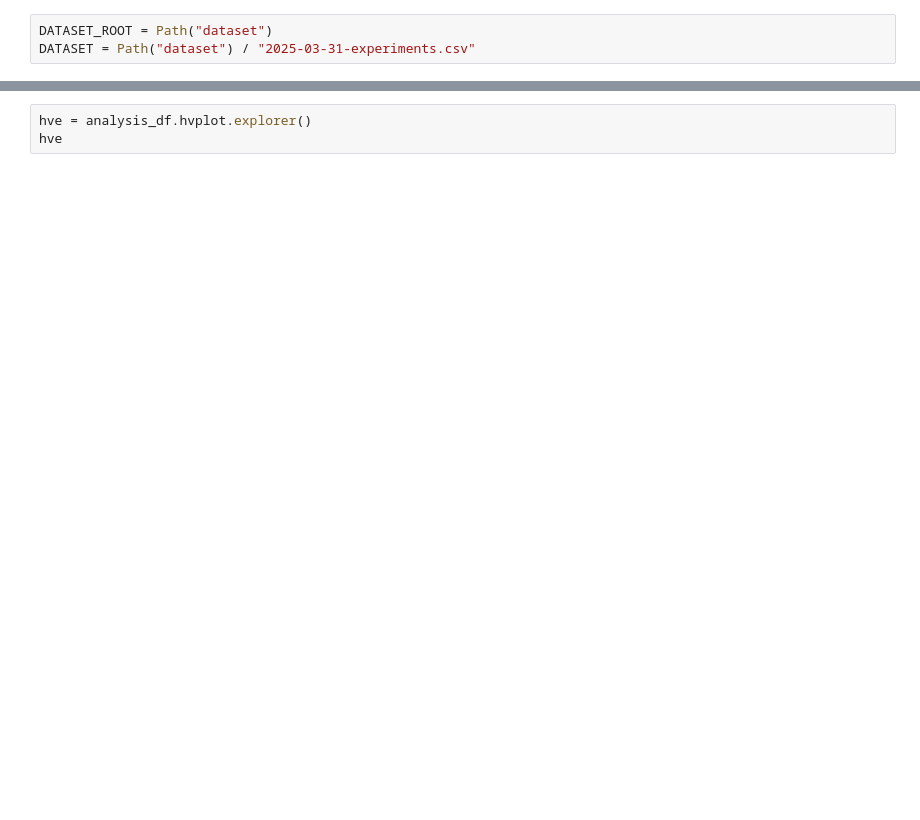
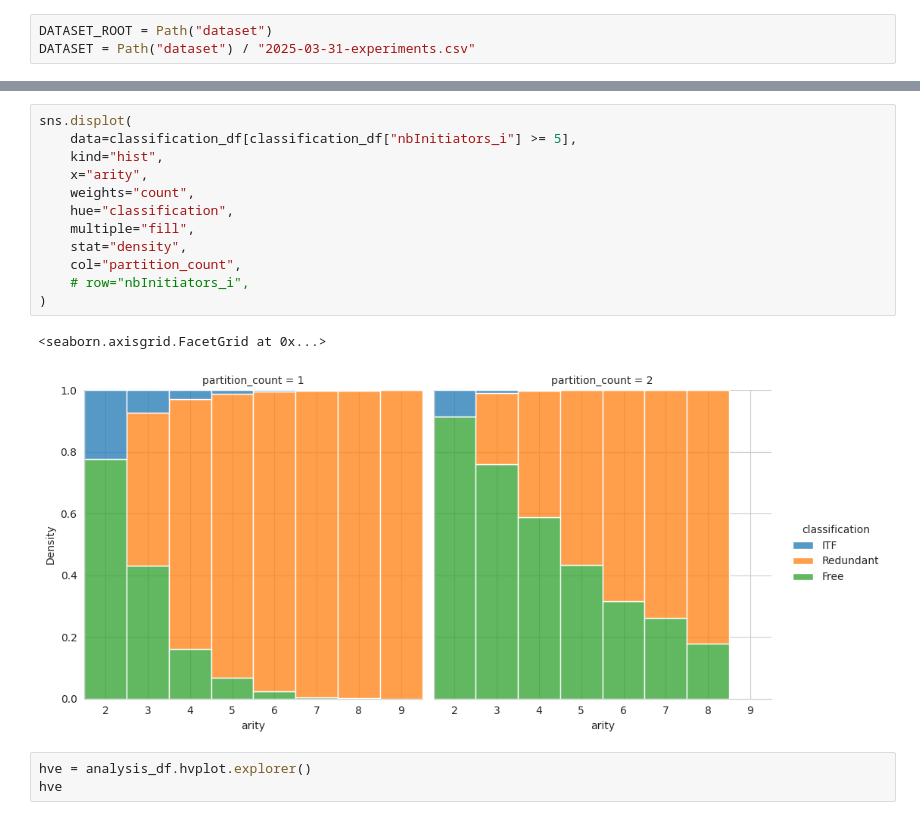
Before and after one commit to onera/pml-analyzer, a Jupyter notebook: plot_processed_dataplot.ipynb, the cells around one changed output, grey strips where cells are left out. Saved outputs shown, nothing was run; the diff lists cells and outputs as text; blank space fills up the shorter version.

```diff
--- a/plot_processed_dataplot.ipynb
+++ b/plot_processed_dataplot.ipynb
@@ -96,3 +145,18 @@ analysis_df.hvplot(
+# %%
+sns.displot(
+    data=classification_df[classification_df["nbInitiators_i"] >= 5],
+    kind="hist",
+    x="arity",
+    weights="count",
+    hue="classification",
+    multiple="fill",
+    stat="density",
+    col="partition_count",
+    # row="nbInitiators_i",
+)
+# %% [output]
+<seaborn.axisgrid.FacetGrid at 0x...>
+[figure, added]
 # %%
 hve = analysis_df.hvplot.explorer()
 hve
```
Also changed, not shown: parts of 5 cells of this notebook.
